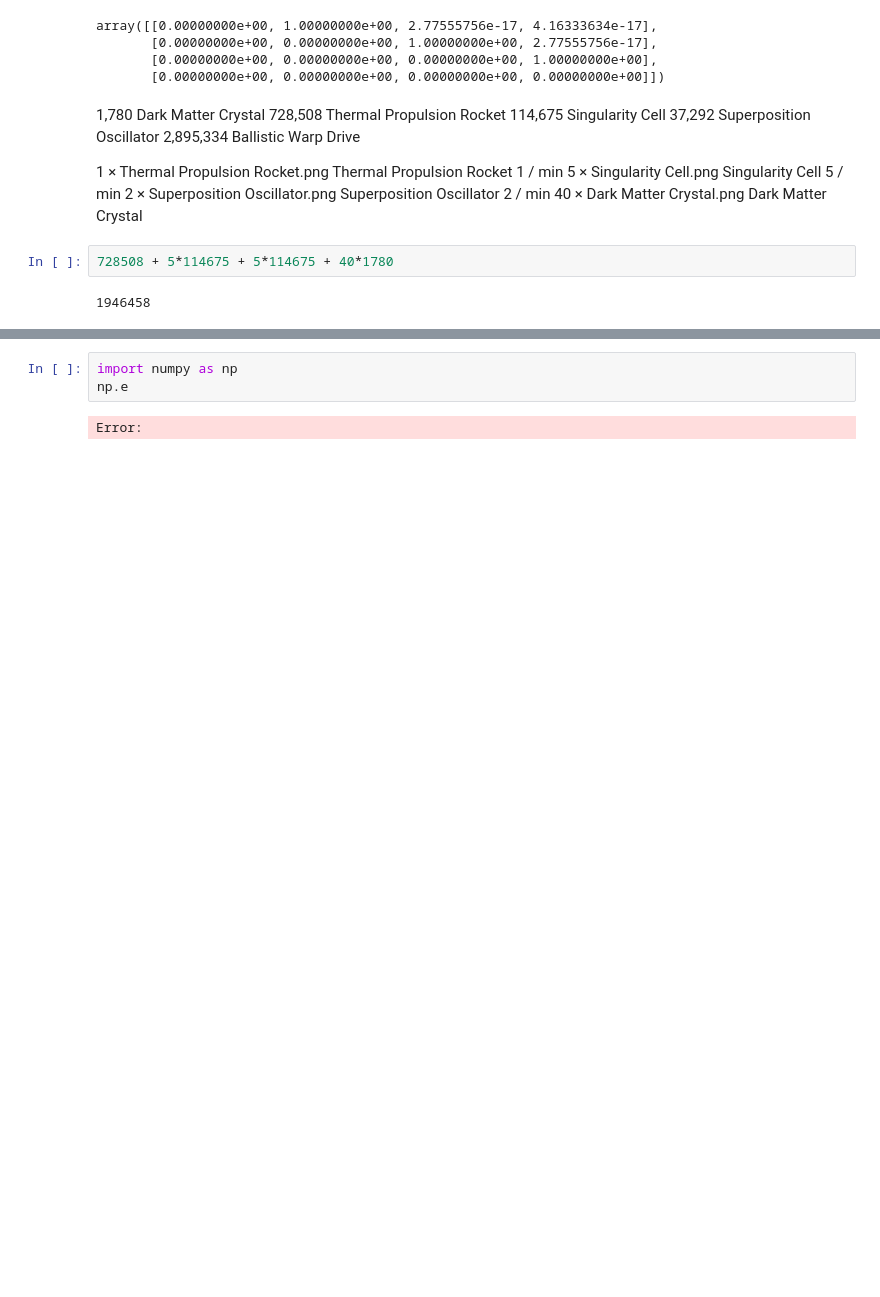
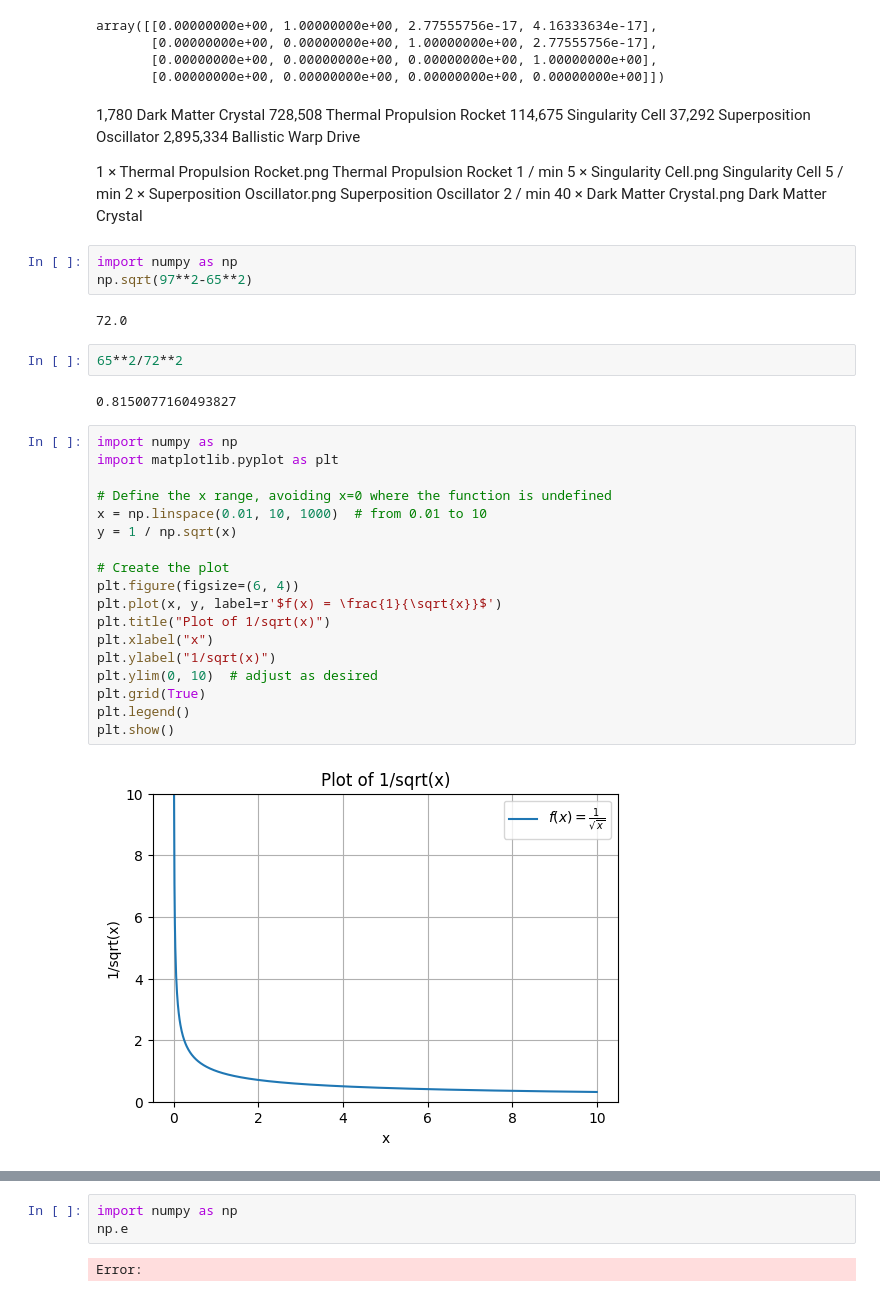
Before and after one commit to gadial/blog, a Jupyter notebook: Notebooks/sandbox.ipynb, the cells around one changed output, grey strips where cells are left out. Saved outputs shown, nothing was run; the diff lists cells and outputs as text; blank space fills up the shorter version.

```diff
--- a/Notebooks/sandbox.ipynb
+++ b/Notebooks/sandbox.ipynb
@@ -114,7 +161,32 @@ Superposition Oscillator
 40 ×
 Dark Matter Crystal.png
 Dark Matter Crystal
-# %%
-728508 + 5*114675 + 5*114675 + 40*1780
-# %% [output]
-1946458
+# %%
+import numpy as np
+np.sqrt(97**2-65**2)
+# %% [output]
+72.0
+# %%
+65**2/72**2
+# %% [output]
+0.8150077160493827
+# %%
+import numpy as np
+import matplotlib.pyplot as plt
+
+# Define the x range, avoiding x=0 where the function is undefined
+x = np.linspace(0.01, 10, 1000)  # from 0.01 to 10
+y = 1 / np.sqrt(x)
+
+# Create the plot
+plt.figure(figsize=(6, 4))
+plt.plot(x, y, label=r'$f(x) = \frac{1}{\sqrt{x}}$')
+plt.title("Plot of 1/sqrt(x)")
+plt.xlabel("x")
+plt.ylabel("1/sqrt(x)")
+plt.ylim(0, 10)  # adjust as desired
+plt.grid(True)
+plt.legend()
+plt.show()
+# %% [output]
+[figure, added]
```
Also changed, not shown: parts of 8 cells of this notebook, 5 other files.
